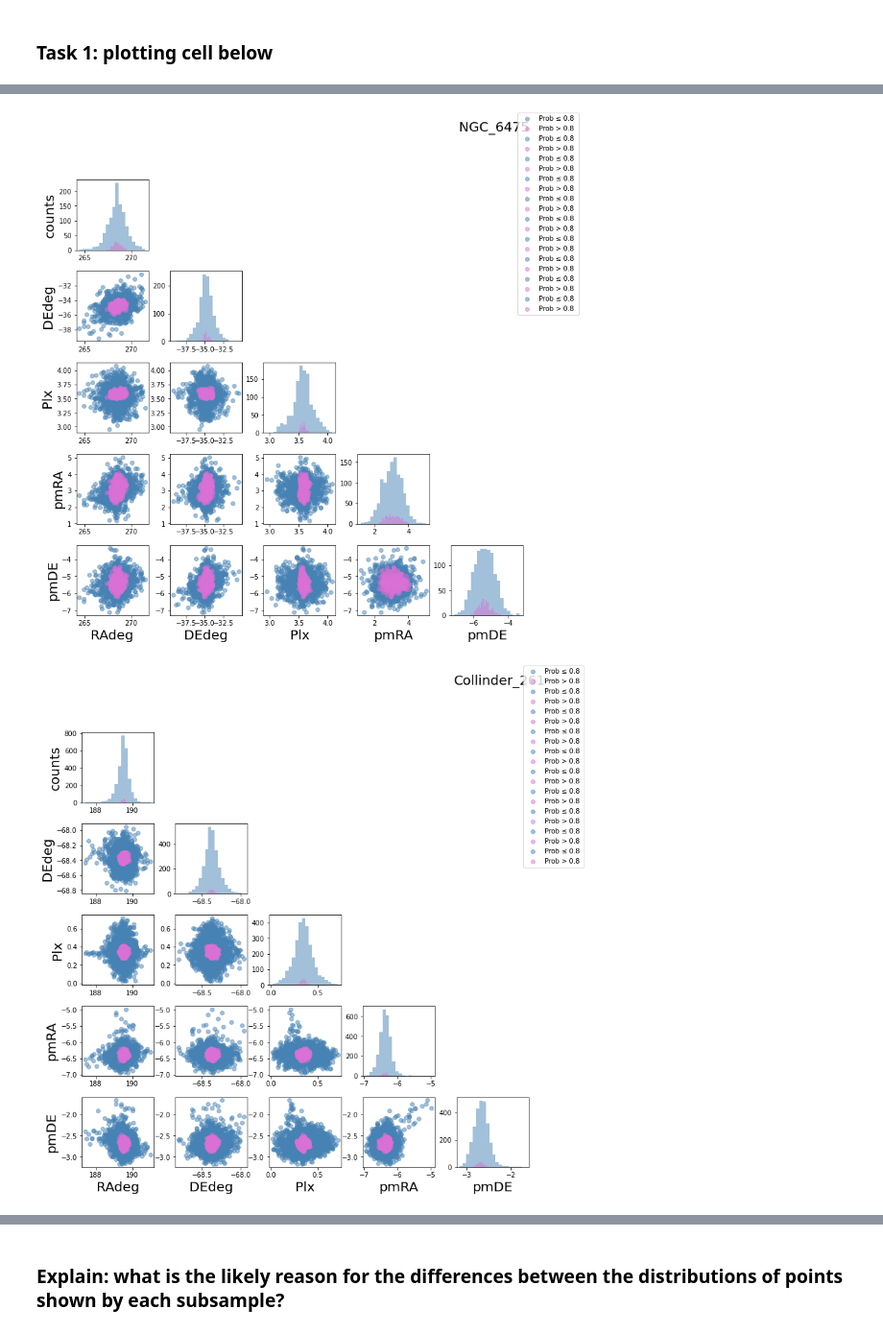
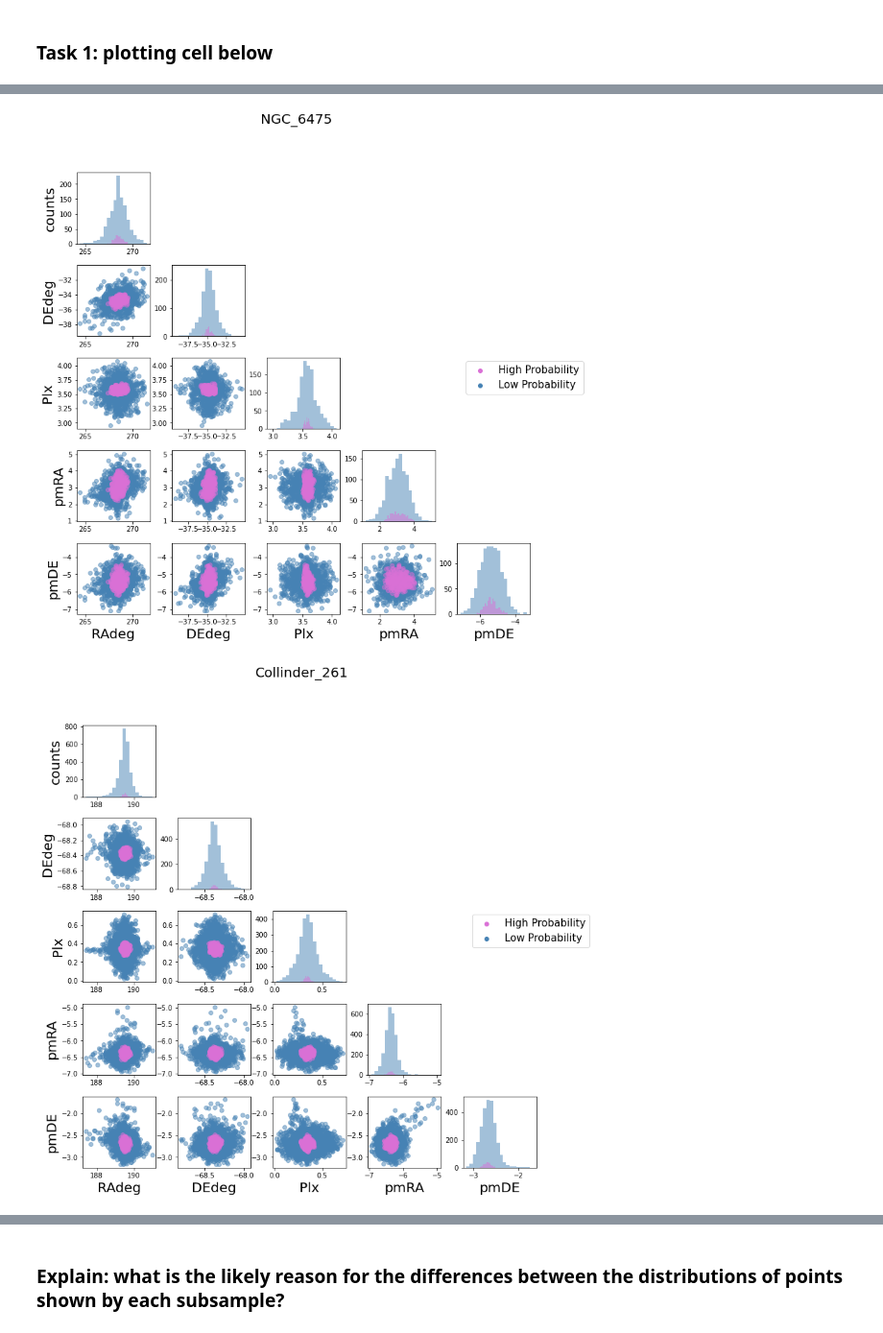
Before and after one commit to afinemax/stat_meth, a Jupyter notebook: assignments/a1/a1_max_fine.ipynb, the cells around one changed output, grey strips where cells are left out. Shown: that part at 96% size. Saved outputs shown, nothing was run; the diff lists cells and outputs as text; code cells hidden in the pictures.

Commit message:
added legend for 1.1, started 2.1

```diff
--- a/assignments/a1/a1_max_fine.ipynb
+++ b/assignments/a1/a1_max_fine.ipynb
@@ -219,24 +142,2 @@ Randomly Picked Clusters
 # %% [markdown]
 ### Task 1: plotting cell below
-# %%
-rand_data = sps.multivariate_normal.rvs(mean=[1,20,60,40], cov=[[3,2,1,3],[2,2,1,4],[1,1,3,2],[3,4,2,1]], size=100)
-ndims = rand_data.shape[1]
-labels = ['x1','x2','x3','x4']
-fig, axes = plt.subplots(4,4,figsize=(10,10))
-fig.subplots_adjust(wspace=0.3,hspace=0.3)
-for i in range(ndims): ## y dimension of grid
-    for j in range(ndims): ## x dimension of grid
-        if i == j:
-            axes[i,j].hist(rand_data[:,i], bins=20)
-        elif i > j:
-            axes[i,j].scatter(rand_data[:,j], rand_data[:,i])
-        else:
-            axes[i,j].axis('off')
-        if j == 0:
-            if i == j:
-                axes[i,j].set_ylabel('counts',fontsize=12)
-            else:
-                axes[i,j].set_ylabel(labels[i],fontsize=12)
-        if i == 3:
-            axes[i,j].set_xlabel(labels[j],fontsize=12)
-plt.show()
@@ -273,8 +144,6 @@ df_high[-1]
 # %%
 ndims = len(['RAdeg', 'DEdeg', 'Plx', 'pmRA', 'pmDE'])
 labels = ['RAdeg', 'DEdeg', 'Plx', 'pmRA', 'pmDE']
-
-
 
 k=1
  # change later
@@ -292,7 +161,7 @@ for k in range(len(df_low)):
                 axes[i, j].hist(plotting_df[labels[i]].values, bins=20, color=color_low, alpha=0.5)
             elif i > j:
 
-                axes[i, j].scatter(plotting_df[labels[j]].values[0], plotting_df[labels[i]].values[0], color=color_low, alpha=0.5, label='Prob ≤ 0.8')
+                axes[i, j].scatter(plotting_df[labels[j]].values[0], plotting_df[labels[i]].values[0], color=color_low, alpha=0.5,)
             else:
                 axes[i, j].axis('off')
 
@@ -300,35 +169,39 @@ for k in range(len(df_low)):
                 if i == j:
                     axes[i, j].set_ylabel('counts', fontsize=20)
                 else:
                     axes[i, j].set_ylabel(labels[i], fontsize=20)
 
             if i == ndims - 1:
                 axes[i, j].set_xlabel(labels[j], fontsize=20)
 
     plotting_df = df_high[k]
     for i in range(ndims):  # y dimension of the grid
         for j in range(ndims):  # x dimension of the grid
             if i == j:
 
                 axes[i, j].hist(plotting_df[labels[i]].values, bins=20, color=color_high, alpha=0.5)
             elif i > j:
-                axes[i, j].scatter(plotting_df[labels[j]].values[0], plotting_df[labels[i]].values[0], color=color_high, alpha=0.5, label='Prob > 0.8 ')
+                axes[i, j].scatter(plotting_df[labels[j]].values[0], plotting_df[labels[i]].values[0], color=color_high, alpha=0.5, )
             else:
                 axes[i, j].axis('off')
 
             if j == 0:
                 if i == j:
                     axes[i, j].set_ylabel('counts', fontsize=20)
                 else:
                     axes[i, j].set_ylabel(labels[i], fontsize=20)
 
             if i == ndims - 1:
                 axes[i, j].set_xlabel(labels[j], fontsize=20)
 
-    fig.legend()
-    plt.suptitle(plotting_df['Name'][0], size=20, x=0.85)
+    # inspired by john to do a dummy plot for the legend
+    plt.scatter([],[], label='High Probability', color=color_high)
+    plt.scatter([],[], label='Low Probability', color=color_low)
+    fig.legend(loc=7, fontsize=15)
+
+    plt.suptitle(plotting_df['Name'][0], size=20, )#x=0.85)
     #plt.savefig('max_1.1_wip.png')
     plt.show()
 # %% [output]
-[figure, old version]
+[figure, new version]
-[figure, old version]
+[figure, new version]
```
Also changed, not shown: parts of 6 cells of this notebook.
